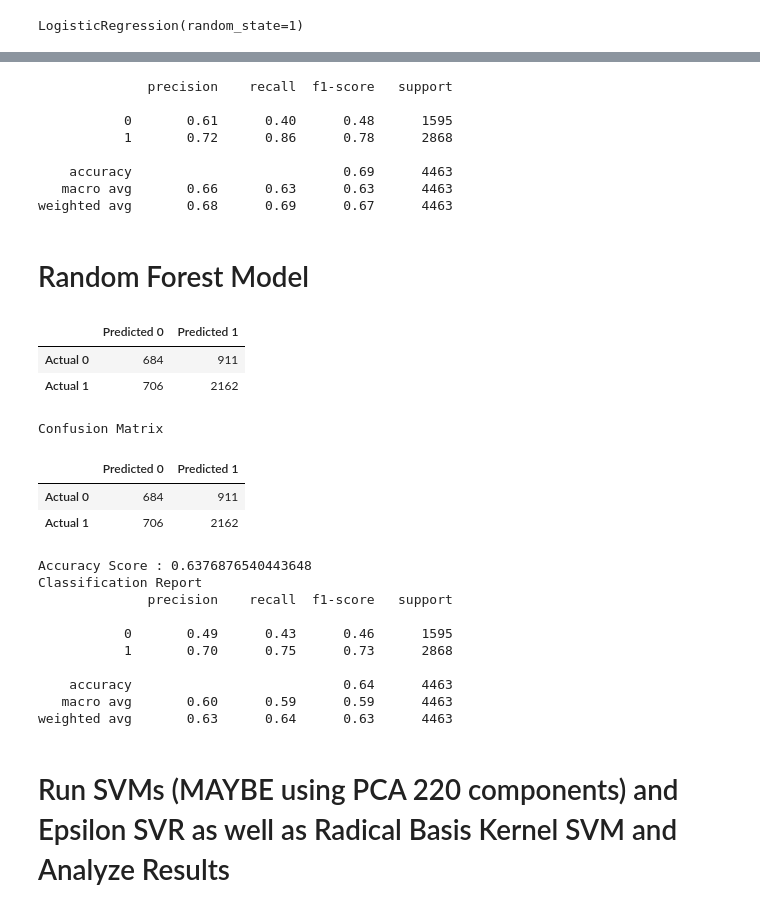
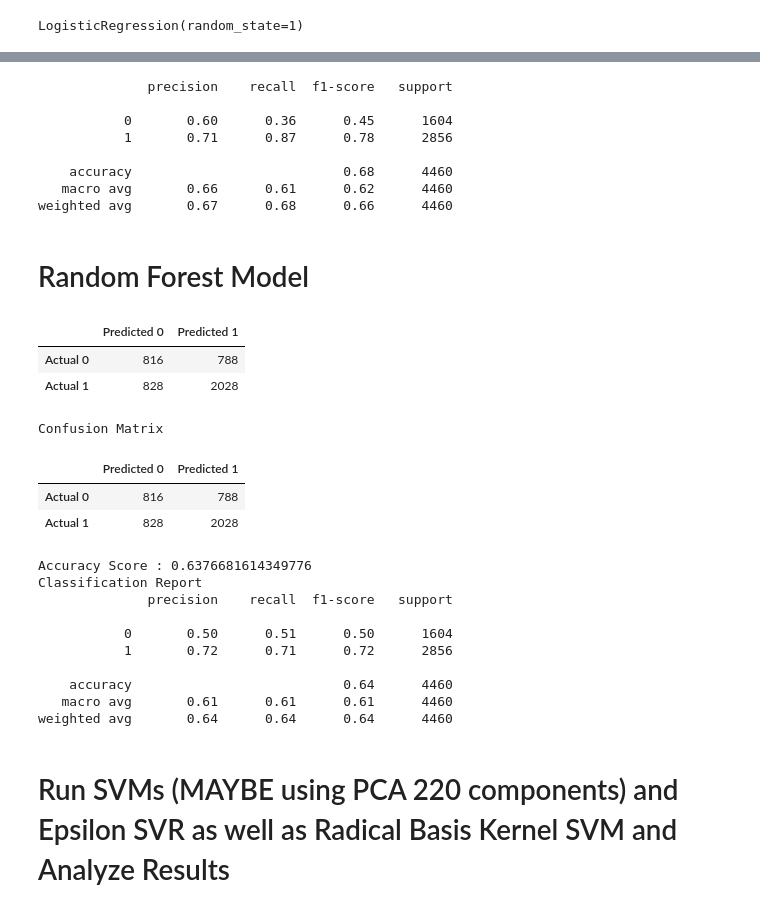
Before and after one commit to emmysobieski/TeamPySpark, a Jupyter notebook: TeamPySpark_ML_Models.ipynb, the cells around one changed output, grey strips where cells are left out. Drawn from its saved outputs; the diff is of its cells as text; code cells hidden in the pictures.

```diff
--- a/TeamPySpark_ML_Models.ipynb
+++ b/TeamPySpark_ML_Models.ipynb
@@ -498,10 +583,10 @@ print(X_test_scaled[0:5])
    0.        ]]
 # %%
-# PCA model intialization 272 variables, reducing complexity to 100
-pca = PCA(n_components=220)
+# PCA model intialization 272 variables, reducing complexity
+pca = PCA(n_components=225)
 # %%
 # PCA fit
-loans_pca = pca.fit_transform(loans_scaled)
+loans_pca = pca.fit_transform(X_train_scaled)
 # %%
 # transform PCA data to a DataFrame
 pca_df = pd.DataFrame(data=loans_pca)
@@ -517,7 +602,7 @@ pca_df.head(5)
 # %%
-# See explained variance ratio sum - Optimized to explain as much as possible - 225 components is ideal, no one feature explains
+# See explained variance ratio sum - Optimized to explain as much as possible - 225 components is ideal at 95%, no one feature explains
 # All features are equally important  - 10 features = 9%  - 100 features 50%
 # Mostly linear relationship number of features and explainabilty
-pca.fit(loans_scaled)
+pca.fit(X_train_scaled)
 sum(pca.explained_variance_ratio_)
 # %% [output]
@@ -605,14 +688,14 @@ print(matrix)
 # %%
 # Run Classification Report
-report = classification_report(y_test, predictions)
+report = classification_report(y_test, y_pred)
 print(report)
 # %% [output]
               precision    recall  f1-score   support
 
-           0       0.61      0.40      0.48      1595
-           1       0.72      0.86      0.78      2868
+           0       0.60      0.36      0.45      1604
+           1       0.71      0.87      0.78      2856
 
-    accuracy                           0.69      4463
-   macro avg       0.66      0.63      0.63      4463
-weighted avg       0.68      0.69      0.67      4463
+    accuracy                           0.68      4460
+   macro avg       0.66      0.61      0.62      4460
+weighted avg       0.67      0.68      0.66      4460
 # %%
@@ -656,6 +712,6 @@ model = tree.DecisionTreeClassifier()
 model = model.fit(X_train_scaled, y_train)
 # %%
 # Making predictions using the testing data.
-predictions = model.predict(X_test_scaled)
+y_pred = model.predict(X_test_scaled)
 # %%
 # Calculating the accuracy score.
@@ -663,37 +719,37 @@ acc_score = accuracy_score(y_test, predictions)
 # %%
 # Calculating the confusion matrix
-cm = confusion_matrix(y_test, predictions)
+cm = confusion_matrix(y_test, y_pred)
 
 # Create a DataFrame from the confusion matrix.
 cm_df = pd.DataFrame(
     cm, index=["Actual 0", "Actual 1"], columns=["Predicted 0", "Predicted 1"])
 
 cm_df
 # %% [output]
 |  | Predicted 0 | Predicted 1 |
-| Actual 0 | 684 | 911 |
-| Actual 1 | 706 | 2162 |
+| Actual 0 | 816 | 788 |
+| Actual 1 | 828 | 2028 |
 # %%
 # Displaying results
 print("Confusion Matrix")
 display(cm_df)
 print(f"Accuracy Score : {acc_score}")
 print("Classification Report")
-print(classification_report(y_test, predictions))
+print(classification_report(y_test, y_pred))
 # %% [output]
 Confusion Matrix
 |  | Predicted 0 | Predicted 1 |
-| Actual 0 | 684 | 911 |
-| Actual 1 | 706 | 2162 |
+| Actual 0 | 816 | 788 |
+| Actual 1 | 828 | 2028 |
-Accuracy Score : 0.6376876540443648
+Accuracy Score : 0.6376681614349776
 Classification Report
               precision    recall  f1-score   support
 
-           0       0.49      0.43      0.46      1595
-           1       0.70      0.75      0.73      2868
+           0       0.50      0.51      0.50      1604
+           1       0.72      0.71      0.72      2856
 
-    accuracy                           0.64      4463
-   macro avg       0.60      0.59      0.59      4463
-weighted avg       0.63      0.64      0.63      4463
+    accuracy                           0.64      4460
+   macro avg       0.61      0.61      0.61      4460
+weighted avg       0.64      0.64      0.64      4460
 # %% [markdown]
 # Run SVMs (MAYBE using PCA 220 components) and Epsilon SVR as well as Radical Basis Kernel SVM and Analyze Results
```
Also changed, not shown: parts of 68 cells of this notebook.
